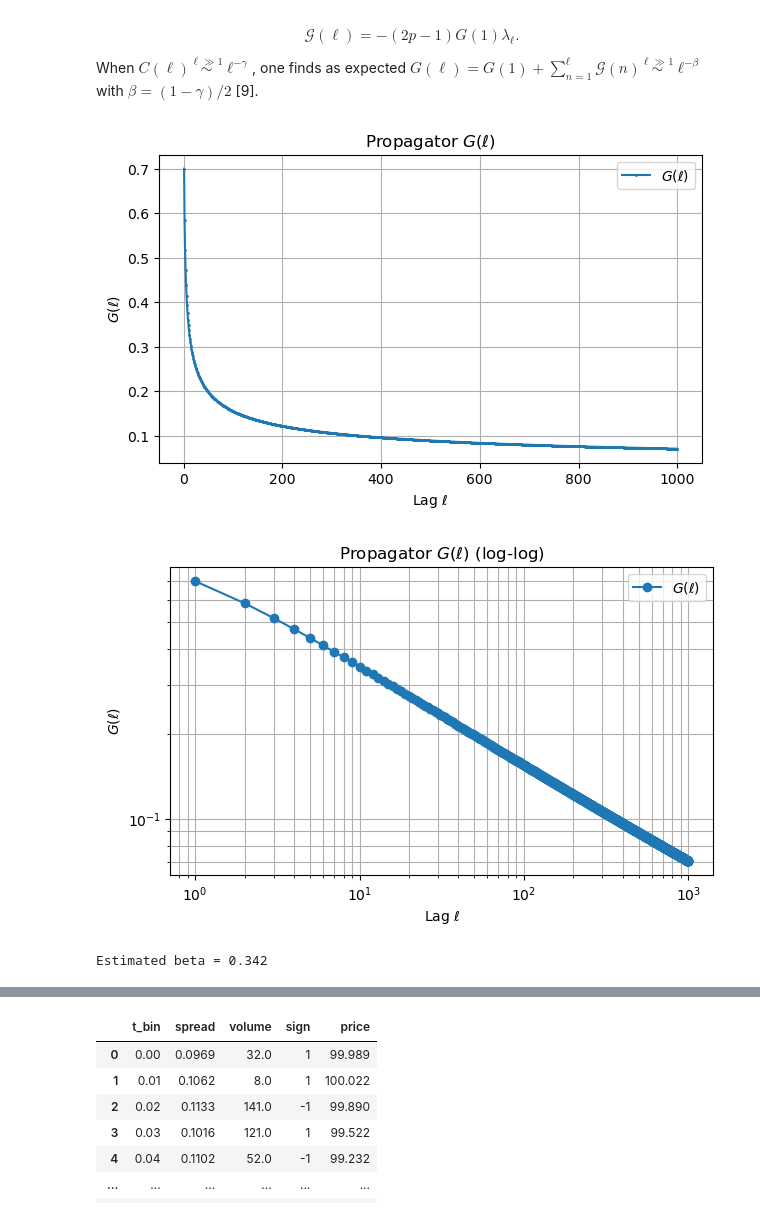
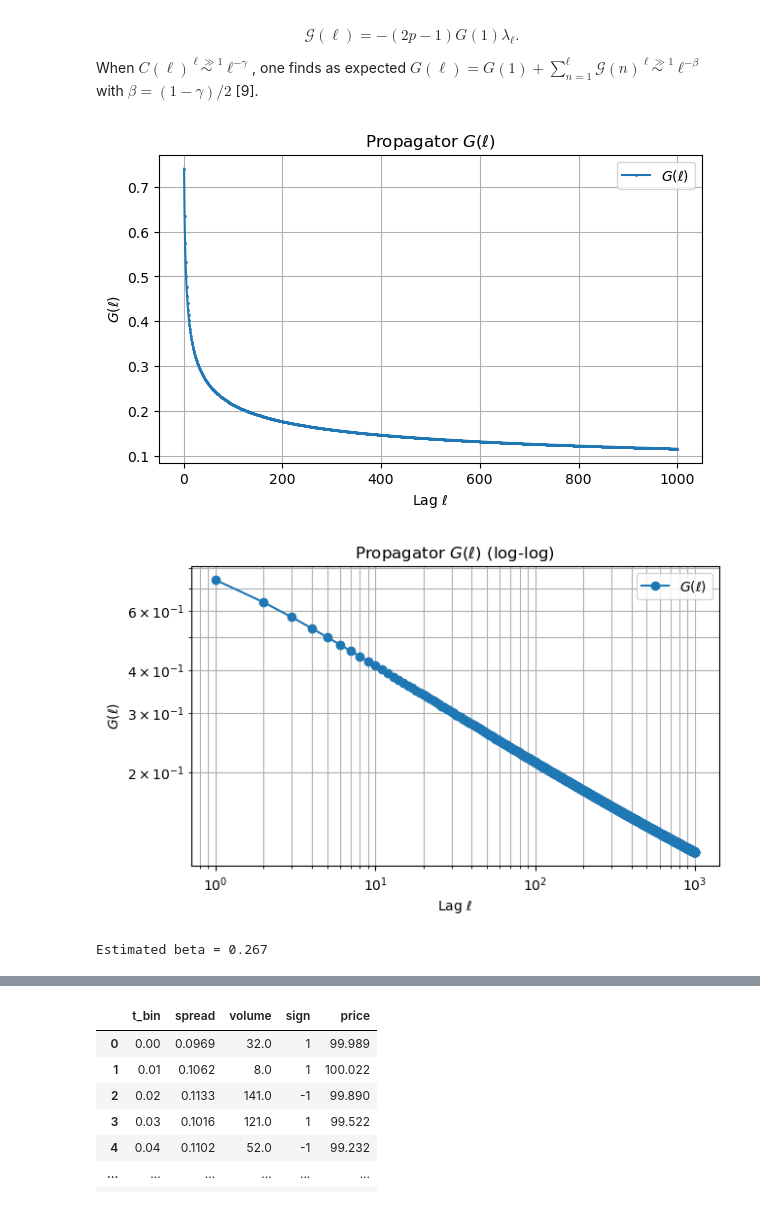
Before and after one commit to NatachaGsn/Market-risk---project, a Jupyter notebook: Part4.ipynb, the cells around one changed output, grey strips where cells are left out. Drawn from its saved outputs; the diff is of its cells as text; code cells hidden in the pictures.

```diff
--- a/Part4.ipynb
+++ b/Part4.ipynb
@@ -91,11 +109,11 @@ import matplotlib.pyplot as plt
 
 
 # --- 1. Prix à pas de temps constant ---
-p = df["price"].to_numpy()
+p = df_grouped["price"].to_numpy()
 N = len(p)
 
 # --- 2. Paramètres ---
-L_max = min(20, N // 4)   # petits lags, robuste
+L_max = 2  # petits lags, robuste
 lags = np.arange(1, L_max + 1)
 
 # --- 3. Moment d'ordre 2 ---
@@ -152,28 +170,28 @@ def G(G1, l, p, gamma):
     return G_l
 # %%
 G1 = 1.0
-gamma = gamma_hat
-p = 0.65
+gamma = 0.3652812433996198
+p = 0.63
 
 # --- lags ---
 L_max = 1000
 lags = np.arange(1, L_max + 1)
 
 # --- calcul de G(l) ---
 G_vals = np.array([G(G1, l, p, gamma) for l in lags])
 
 # --- plot ---
 plt.figure(figsize=(7,4))
 plt.plot(lags, G_vals, 'o-',markersize=1, label=r"$G(\ell)$")
 
 plt.xlabel(r"Lag $\ell$")
 plt.ylabel(r"$G(\ell)$")
 plt.title("Propagator $G(\\ell)$")
 plt.grid(True)
 plt.legend()
 plt.show()
 # %% [output]
-[figure, old version]
+[figure, new version]
 # %%
 plt.figure(figsize=(7,4))
 plt.loglog(lags, G_vals, 'o-', label=r"$G(\ell)$")
@@ -185,7 +203,7 @@ plt.grid(True, which="both")
 plt.legend()
 plt.show()
 # %% [output]
-[figure, old version]
+[figure, new version]
 # %%
 # --- choix de la zone asymptotique ---
 l_min = 50 # à ajuster selon ton graphe (IMPORTANT)
@@ -204,7 +222,7 @@ intercept = coeffs[1]
 
 print(f"Estimated beta = {beta_hat:.3f}")
 # %% [output]
-Estimated beta = 0.342
+Estimated beta = 0.267
 # %%
 plt.figure(figsize=(6,4))
 plt.plot(log_l, log_G, 'o',markersize=3, label="Data (large l)")
```
Also changed, not shown: parts of 4 cells of this notebook, 1 other file.
